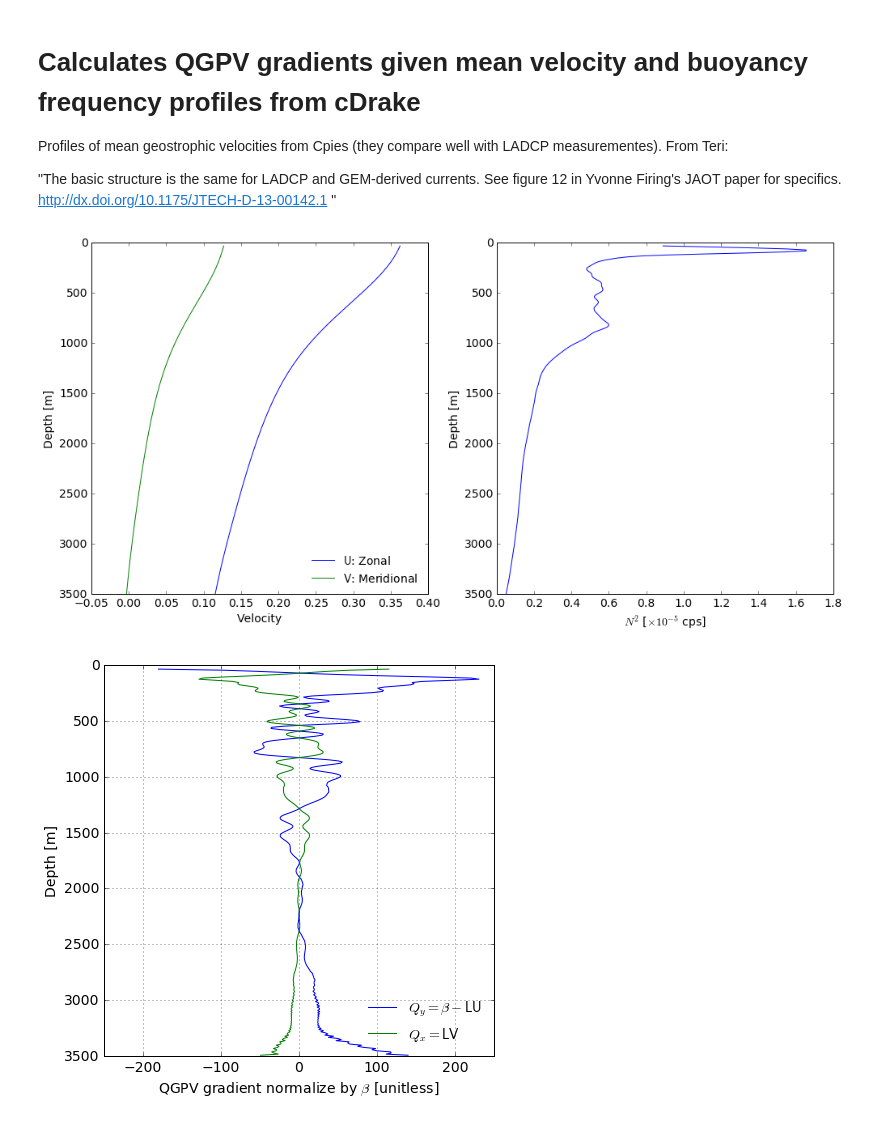
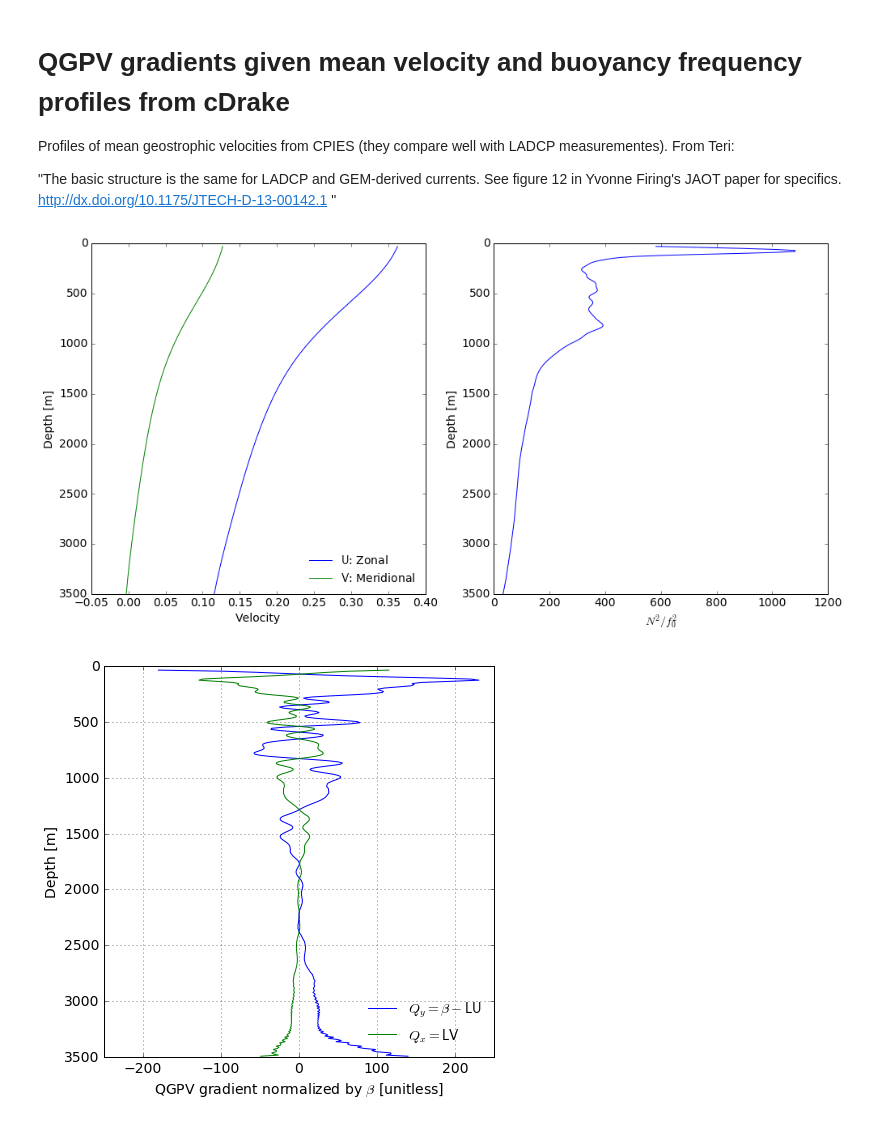
Before and after one commit to cesar-rocha/dp_spectra, a Jupyter notebook: stability/cDrakePVGradient.ipynb, the cells around one changed output. Drawn from its saved outputs; the diff is of its cells as text; code cells hidden in the pictures.

```diff
--- a/stability/cDrakePVGradient.ipynb
+++ b/stability/cDrakePVGradient.ipynb
@@ -1,7 +1,7 @@
 # %% [markdown]
-# Calculates QGPV gradients given mean velocity and buoyancy frequency profiles from cDrake
+# QGPV gradients given mean velocity and buoyancy frequency profiles from cDrake
 
-Profiles of mean geostrophic velocities from Cpies (they compare well with LADCP measurementes). From Teri:
+Profiles of mean geostrophic velocities from CPIES (they compare well with LADCP measurementes). From Teri:
 
 "The basic structure is the same for LADCP and GEM-derived currents. See figure 12 in Yvonne Firing's JAOT paper for specifics.
 http://dx.doi.org/10.1175/JTECH-D-13-00142.1 "
@@ -16,6 +16,7 @@ data = np.load('fields2stability.npz')
 
 lat = -58
 beta = 2*7.29e-5*cos(lat*pi/180.)/6371.e3
+f0 = 2*7.29e-5*sin(lat*pi/180.)
 i1 = 3
 dec = 1
 N2 = data['N2'][i1::dec]
@@ -72,25 +73,25 @@ Qx,Qy = calc_QyQx(N2,-z,U,V,lat=lat)
 # %%
 fig = plt.figure(figsize=(14,7))
 
 ax1 = fig.add_subplot(121)
 ax1.plot(U,z,label=r'$\mathsf{U}$: Zonal')
 ax1.plot(V,z,label=r'$\mathsf{V}$: Meridional')
 ax1.set_ylim(3500,0)
 ax1.set_xlabel('Velocity')
 ax1.set_ylabel('Depth [m]')
 ax1.legend(loc=4)
 
 
 ax1 = fig.add_subplot(122)
-ax1.plot(N2/1e-5,z)
+ax1.plot(N2/np.abs(f0**2),z)
 ax1.set_ylim(3500,0)
-ax1.set_xlabel(r'$N^2$ [$\times 10^{-5}$ cps]')
+ax1.set_xlabel(r'$N^2/f_0^2$')
 ax1.set_ylabel('Depth [m]')
 ax1.legend(loc=4)
 
 plt.tight_layout()
 # %% [output]
-[figure, old version]
+[figure, new version]
 # %%
 fig = plt.figure(figsize=(7,7))
 
@@ -101,9 +102,9 @@ ax1.plot(Qy/beta,zp,label=r'$Q_y = \beta - \mathsf{L}\mathsf{U}$')
 ax1.plot(Qx/beta,zp,label=r'$Q_x = \mathsf{L} \mathsf{V}$')
 ax1.set_ylim(3500,0)
 ax1.set_xlim(-250,250)
-ax1.set_xlabel(r'QGPV gradient normalize by $\beta$ [unitless]')
+ax1.set_xlabel(r'QGPV gradient normalized by $\beta$ [unitless]')
 ax1.set_ylabel('Depth [m]')
 ax1.legend(loc=4)
 plt.grid()
 # %% [output]
-[figure, old version]
+[figure, new version]
```
